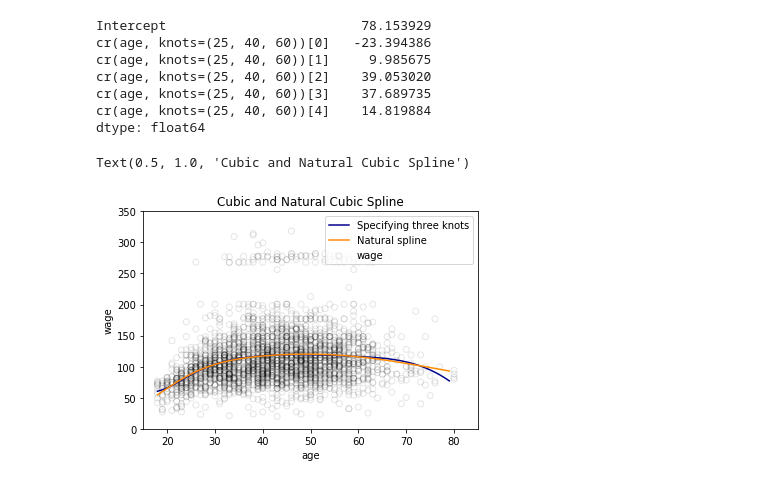
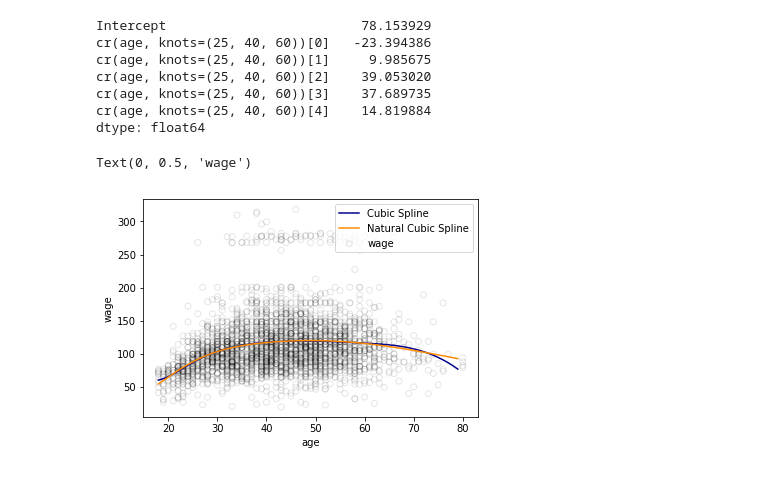
Before and after one commit to jiamingmao/data-analysis, a Jupyter notebook: codes/Regression/Python/wage.ipynb, the cells around one changed output. Cells and saved outputs as stored; diff of their text form; code cells hidden in the pictures.

```diff
--- a/codes/Regression/Python/wage.ipynb
+++ b/codes/Regression/Python/wage.ipynb
@@ -16,5 +16,6 @@ data = pd.read_csv("Wage.csv")
 data.head()
 age = data.age
 wage = data.wage
+age_grid = np.arange(age.min(),age.max())
 # %% [markdown]
 ## Piecewise Constant Regression
@@ -46,19 +81,15 @@ cr(age, knots=(25, 40, 60))[3]    37.689735
 cr(age, knots=(25, 40, 60))[4]    14.819884
 dtype: float64
 # %%
-age_grid = np.arange(age.min(),age.max()).reshape(-1,1)
 pred1 = fit1.predict(dmatrix("bs(age_grid, knots=(25,40,60), include_intercept=False)", {"age_grid": age_grid}, return_type='dataframe'))
 pred2 = fit2.predict(dmatrix("cr(age_grid, knots=(25,40,60))", {"age_grid": age_grid}, return_type='dataframe'))
 
 plt.scatter(age, wage, facecolor='None', edgecolor='k', alpha=0.1)
-plt.plot(age_grid, pred1, color='darkblue', label='Specifying three knots')
-plt.plot(age_grid, pred2, color='darkorange', label='Natural spline')
+plt.plot(age_grid, pred1, color='darkblue', label='Cubic Spline')
+plt.plot(age_grid, pred2, color='darkorange', label='Natural Cubic Spline')
 plt.legend()
-plt.xlim(15,85)
-plt.ylim(0,350)
 plt.xlabel('age')
 plt.ylabel('wage')
-plt.title('Cubic and Natural Cubic Spline')
 # %% [output]
-Text(0.5, 1.0, 'Cubic and Natural Cubic Spline')
+Text(0, 0.5, 'wage')
-[figure, old version]
+[figure, new version]
```
Also changed, not shown: parts of 10 cells of this notebook.
